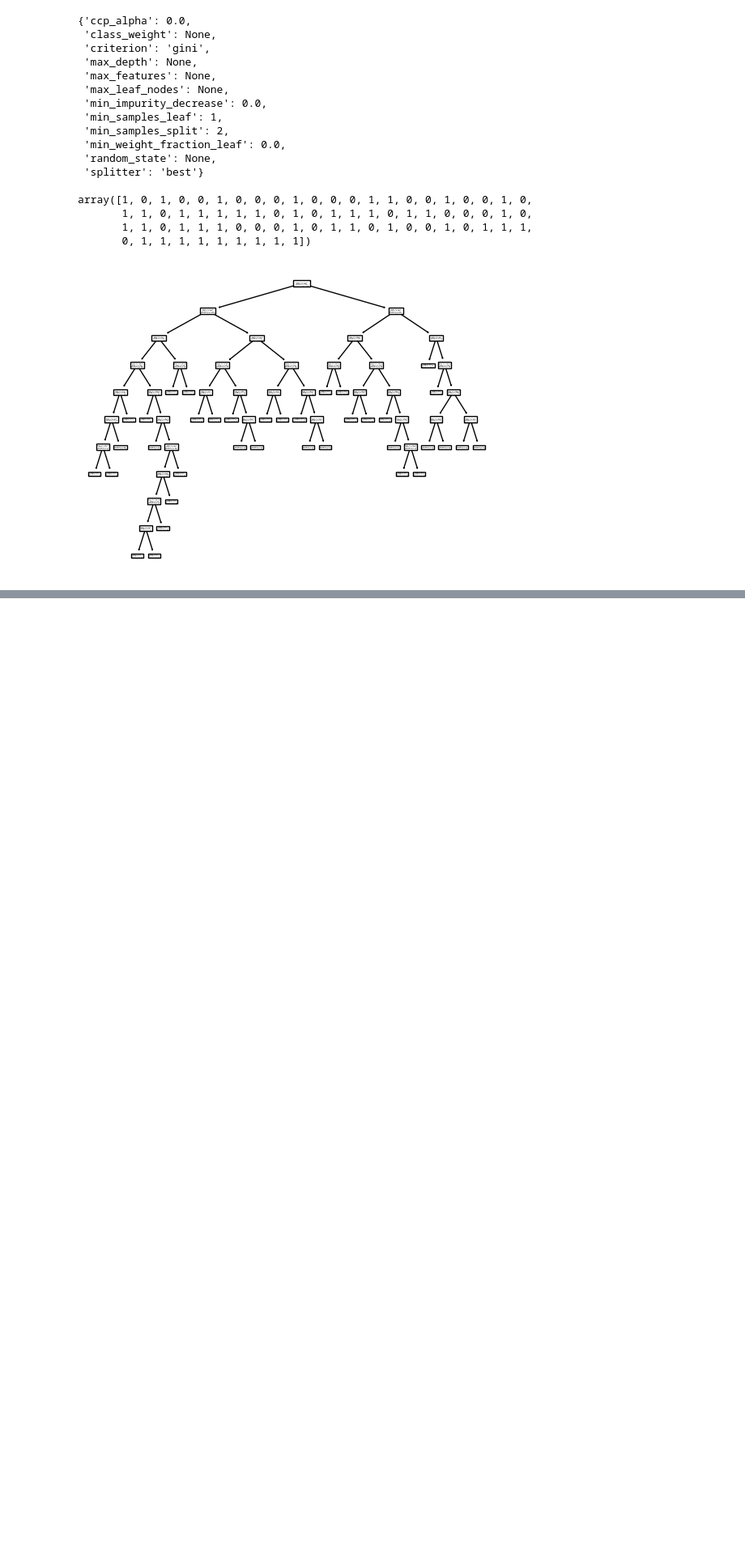
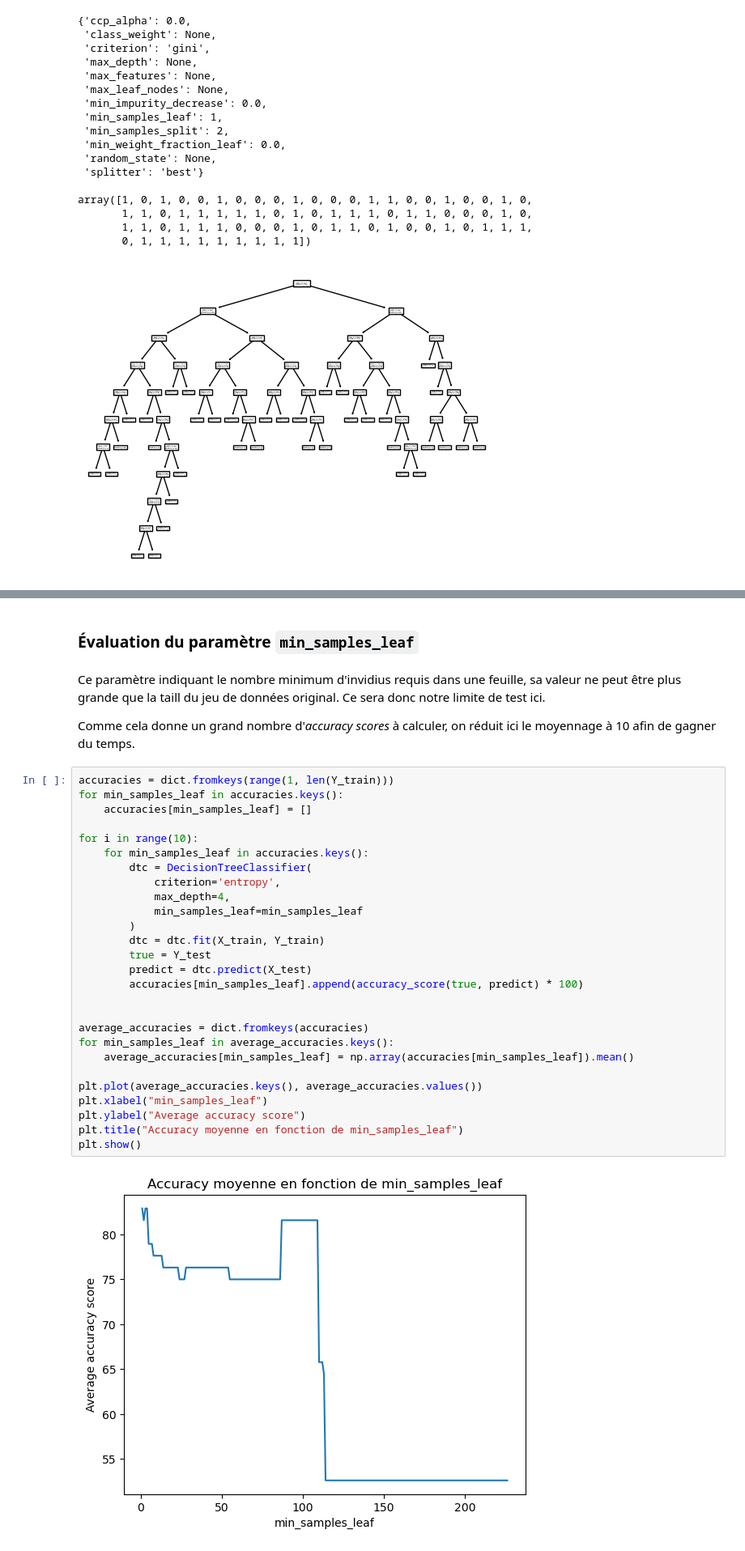
Before and after one commit to Polytech-E2I/data-processing, a Jupyter notebook: Projet2_jpynb/Projet2.ipynb, the cells around one changed output, grey strips where cells are left out. Shown: that part at 81% size. Cells and saved outputs as stored; diff of their text form; blank space fills up the shorter version.

```diff
--- a/Projet2_jpynb/Projet2.ipynb
+++ b/Projet2_jpynb/Projet2.ipynb
@@ -268,0 +307,35 @@ max      0.881579
+# %% [markdown]
+### Évaluation du paramètre `min_samples_leaf`
+# %% [markdown]
+Ce paramètre indiquant le nombre minimum d'invidius requis dans une feuille, sa valeur ne peut être plus grande que la taill du jeu de données original. Ce sera donc notre limite de test ici.
+
+Comme cela donne un grand nombre d'_accuracy scores_ à calculer, on réduit ici le moyennage à 10 afin de gagner du temps.
+# %%
+accuracies = dict.fromkeys(range(1, len(Y_train)))
+for min_samples_leaf in accuracies.keys():
+    accuracies[min_samples_leaf] = []
+
+for i in range(10):
+    for min_samples_leaf in accuracies.keys():
+        dtc = DecisionTreeClassifier(
+            criterion='entropy',
+            max_depth=4,
+            min_samples_leaf=min_samples_leaf
+        )
+        dtc = dtc.fit(X_train, Y_train)
+        true = Y_test
+        predict = dtc.predict(X_test)
+        accuracies[min_samples_leaf].append(accuracy_score(true, predict) * 100)
+
+
+average_accuracies = dict.fromkeys(accuracies)
+for min_samples_leaf in average_accuracies.keys():
+    average_accuracies[min_samples_leaf] = np.array(accuracies[min_samples_leaf]).mean()
+
+plt.plot(average_accuracies.keys(), average_accuracies.values())
+plt.xlabel("min_samples_leaf")
+plt.ylabel("Average accuracy score")
+plt.title("Accuracy moyenne en fonction de min_samples_leaf")
+plt.show()
+# %% [output]
+[figure, added]
```
Also changed, not shown: parts of 14 cells of this notebook.
